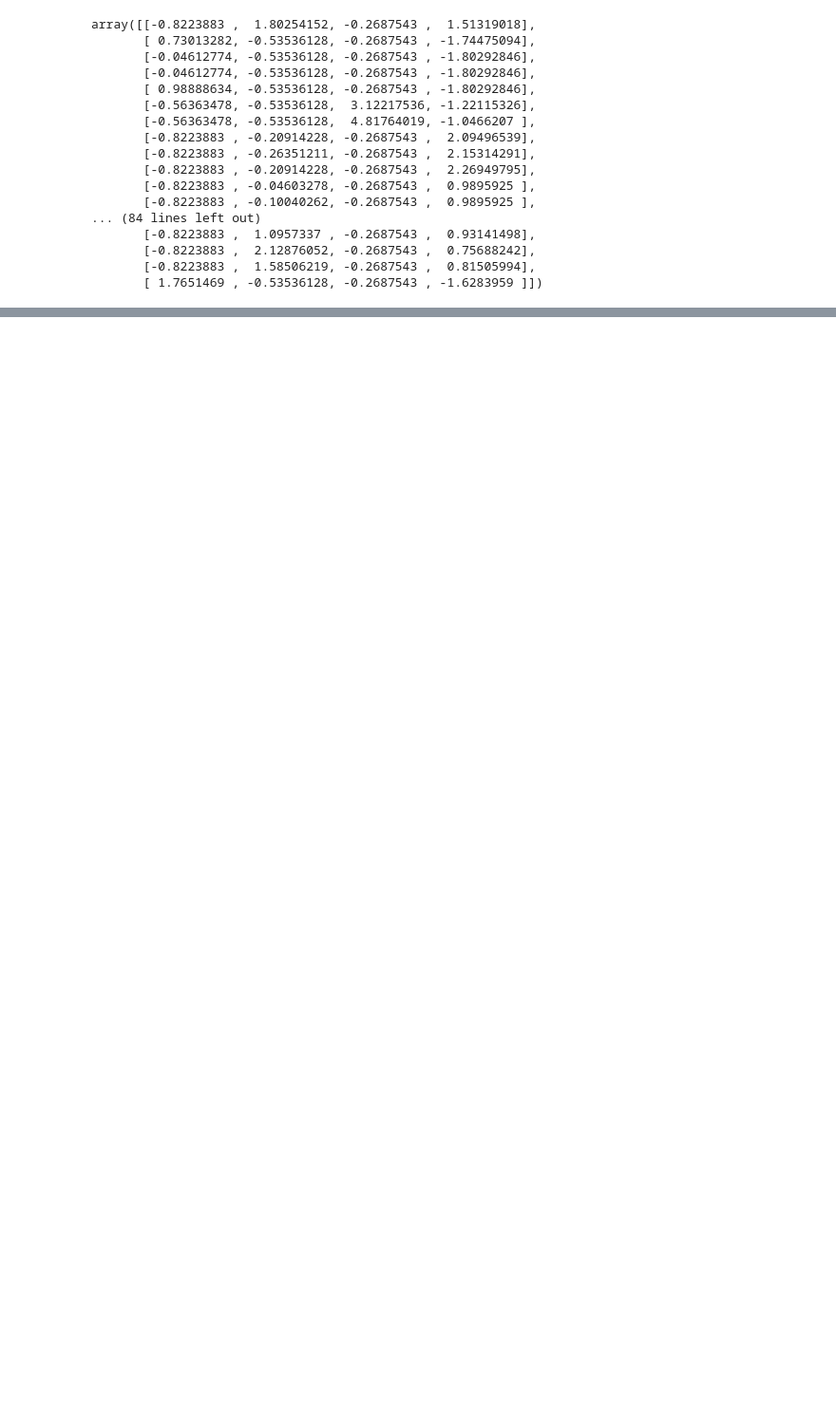
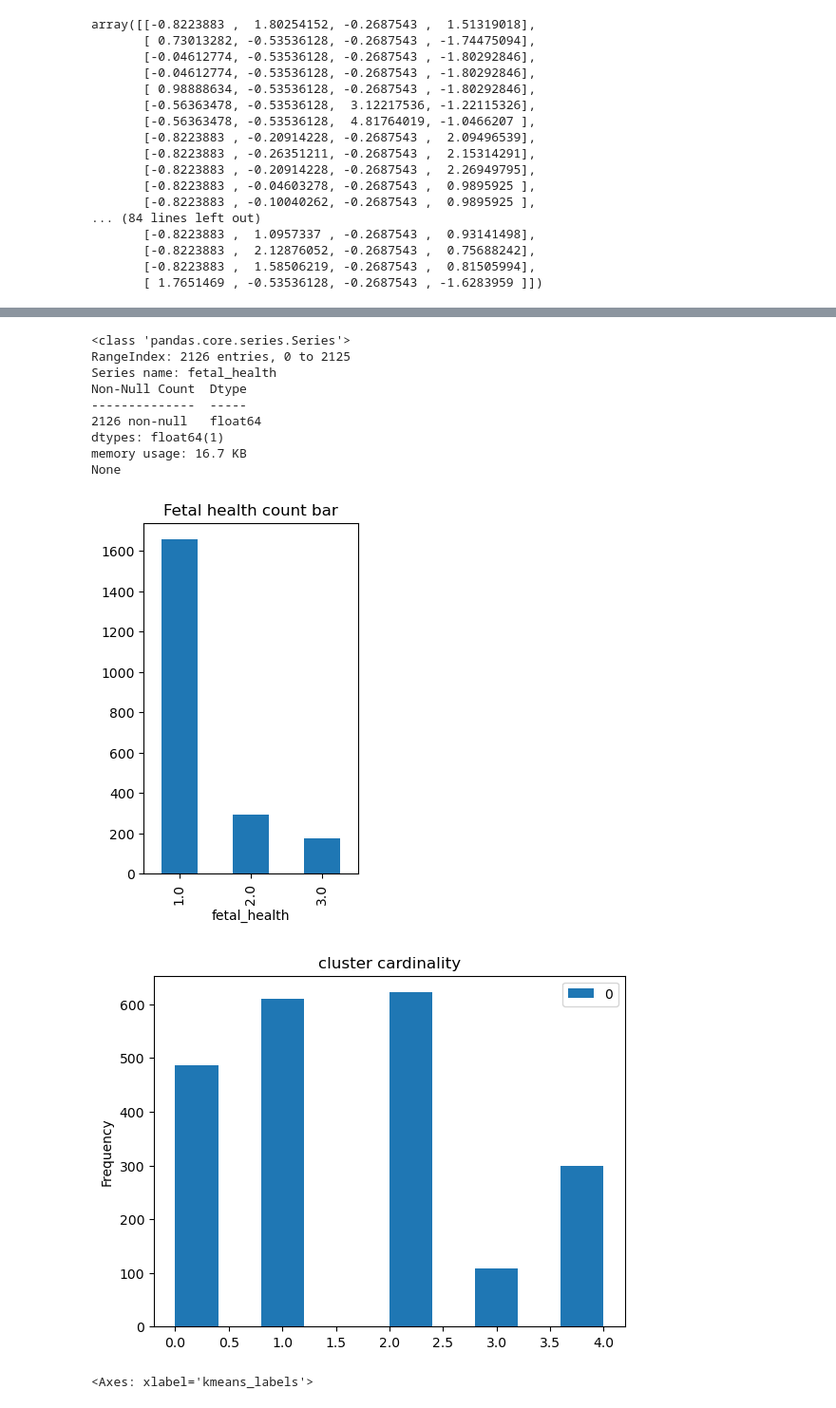
Before and after one commit to k-raky/Health-AI-Projetcs, a Jupyter notebook: Fetal health classification/fetal-health-classification.ipynb, the cells around one changed output, grey strips where cells are left out. Shown at 95% size. Cells and saved outputs as stored; diff of their text form; code cells hidden in the pictures; blank space fills up the shorter version.

```diff
--- a/Fetal health classification/fetal-health-classification.ipynb
+++ b/Fetal health classification/fetal-health-classification.ipynb
@@ -219,4 +219,9 @@ kmeans5 = KMeans(n_clusters=5)
 kmeans5.fit(fetal_clust_scaled)
 
 kmeans5.cluster_centers_
+
+clusters_df = pd.DataFrame(kmeans5.labels_)
+
+for k,v in clusters_df.value_counts().items():
+    print('cluster: ', k, 'cardinality: ', v)
 # %% [output]
@@ -227,0 +233,33 @@ array([[-0.78084928,  2.1847669 , -0.2687543 ,  1.05924987],
+# %%
+# Interpretation
+
+# reminder that fetal health types
+print(fetal_health.info())
+
+plt.subplot(121)
+fetal_value_counts.plot(kind='bar')
+plt.title("Fetal health count bar")
+
+plt.subplot(121)
+clusters_df.plot(kind='hist')
+plt.title('cluster cardinality')
+plt.show()
+
+fetal_data['kmeans_labels'] = kmeans5.labels_
+
+fetal_health_by_cluster = fetal_health.groupby(fetal_data['kmeans_labels']).value_counts().unstack()
+
+fetal_health_by_cluster.plot(kind='bar', stacked=True,)
+# %% [output]
+<class 'pandas.core.series.Series'>
+RangeIndex: 2126 entries, 0 to 2125
+Series name: fetal_health
+Non-Null Count  Dtype
+--------------  -----
+2126 non-null   float64
+dtypes: float64(1)
+memory usage: 16.7 KB
+None
+[figure, added]
+[figure, added]
+<Axes: xlabel='kmeans_labels'>
```
Also changed, not shown: parts of 4 cells of this notebook.
